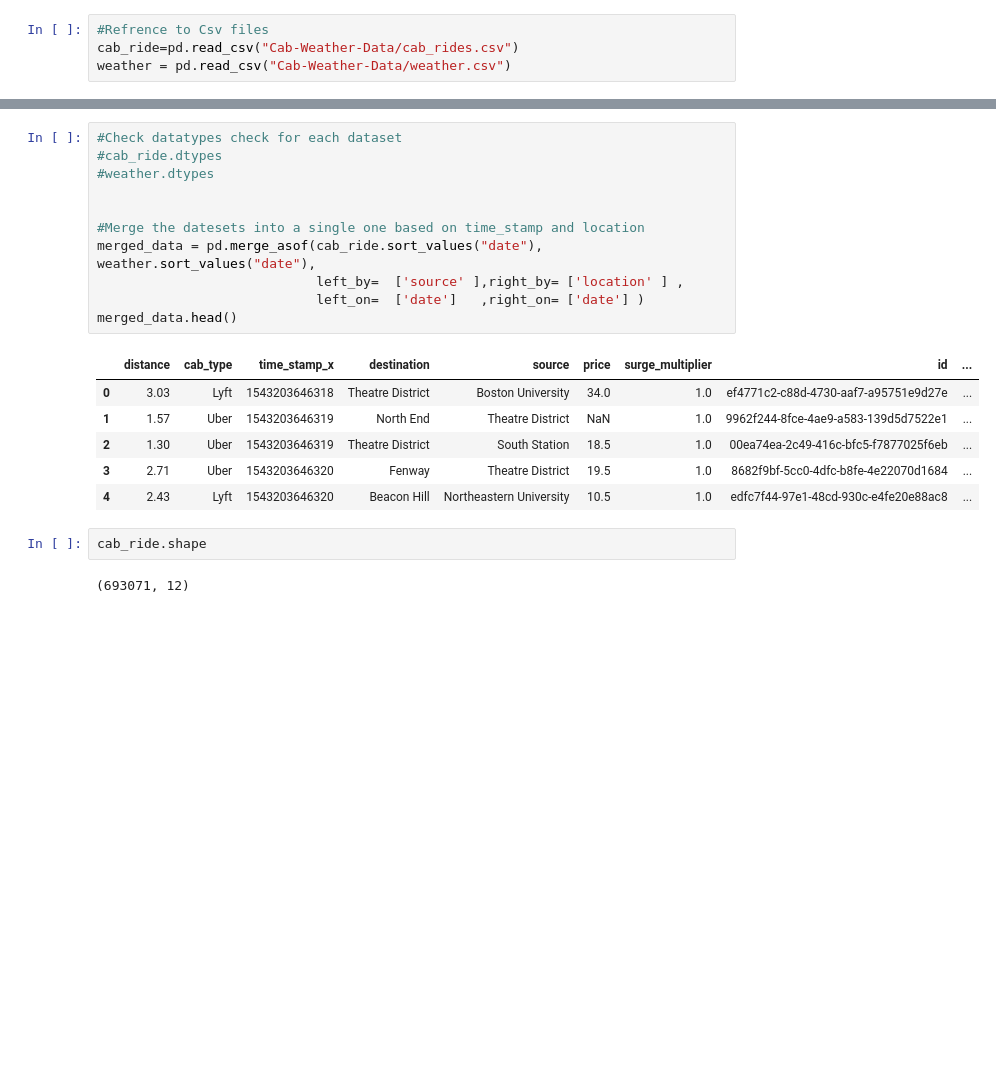
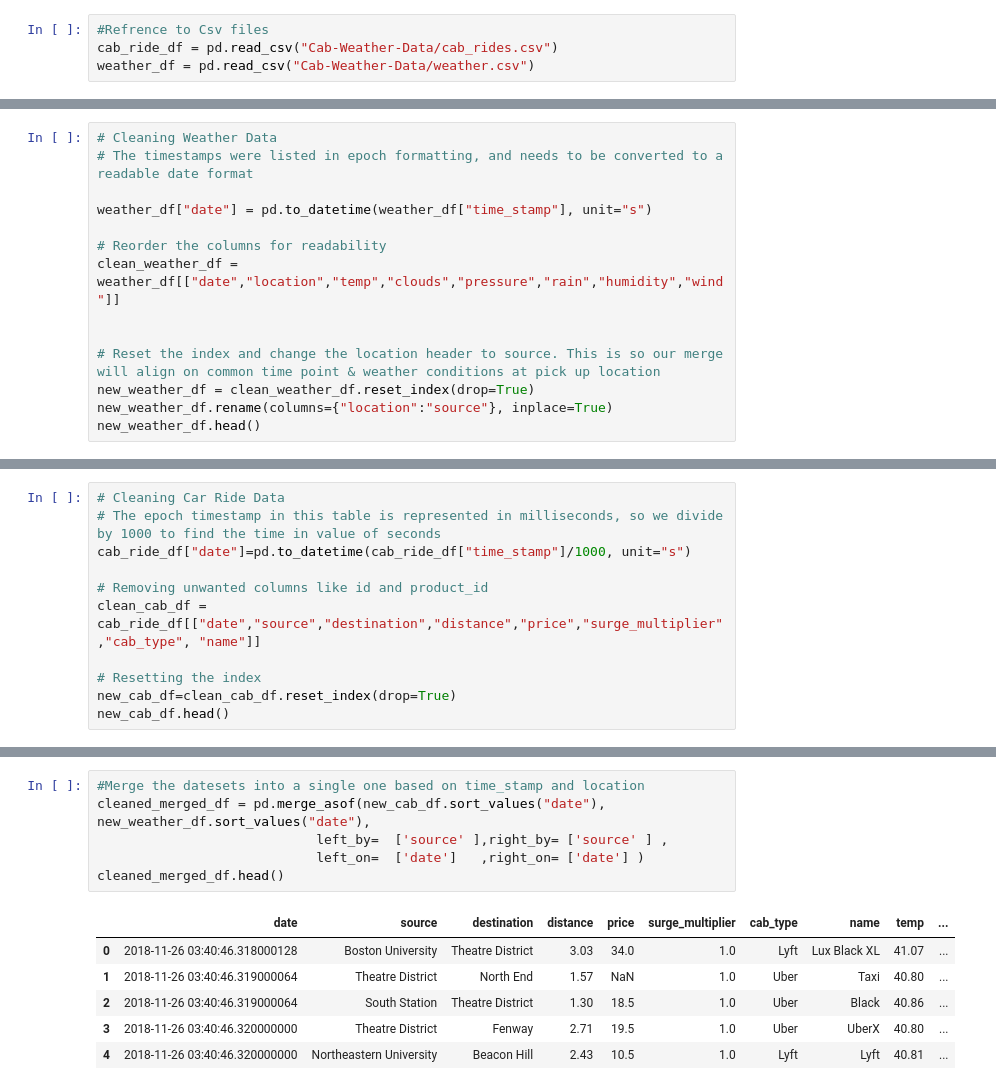
Before and after one commit to marnaji/Project-1, a Jupyter notebook: main.ipynb, the cells around one changed output, grey strips where cells are left out. Saved outputs shown, nothing was run; the diff lists cells and outputs as text; blank space fills up the shorter version.

Commit message:
Changes has been made on Nivetha branch on merging the data correctly

```diff
--- a/main.ipynb
+++ b/main.ipynb
@@ -4,5 +5,5 @@ import pandas as pd
 import matplotlib.pyplot as plt
 # %%
 #Refrence to Csv files
-cab_ride=pd.read_csv("Cab-Weather-Data/cab_rides.csv")
-weather = pd.read_csv("Cab-Weather-Data/weather.csv")
+cab_ride_df = pd.read_csv("Cab-Weather-Data/cab_rides.csv")
+weather_df = pd.read_csv("Cab-Weather-Data/weather.csv")
@@ -30,0 +10,14 @@ weather.sort_values("date").head()
+# %%
+# Cleaning Weather Data
+# The timestamps were listed in epoch formatting, and needs to be converted to a readable date format
+
+weather_df["date"] = pd.to_datetime(weather_df["time_stamp"], unit="s")
+
+# Reorder the columns for readability
+clean_weather_df = weather_df[["date","location","temp","clouds","pressure","rain","humidity","wind"]]
+
+
+# Reset the index and change the location header to source. This is so our merge will align on common time point & weather conditions at pick up location
+new_weather_df = clean_weather_df.reset_index(drop=True)
+new_weather_df.rename(columns={"location":"source"}, inplace=True)
+new_weather_df.head()
@@ -30,0 +31,11 @@ weather.sort_values("date").head()
+# %%
+# Cleaning Car Ride Data
+# The epoch timestamp in this table is represented in milliseconds, so we divide by 1000 to find the time in value of seconds
+cab_ride_df["date"]=pd.to_datetime(cab_ride_df["time_stamp"]/1000, unit="s")
+
+# Removing unwanted columns like id and product_id
+clean_cab_df = cab_ride_df[["date","source","destination","distance","price","surge_multiplier","cab_type", "name"]]
+
+# Resetting the index
+new_cab_df=clean_cab_df.reset_index(drop=True)
+new_cab_df.head()
@@ -31,22 +49,13 @@ weather.sort_values("date").head()
 # %%
-#Check datatypes check for each dataset
-#cab_ride.dtypes
-#weather.dtypes
-
-
 #Merge the datesets into a single one based on time_stamp and location
-merged_data = pd.merge_asof(cab_ride.sort_values("date"), weather.sort_values("date"),
-                            left_by=  ['source' ],right_by= ['location' ] ,
+cleaned_merged_df = pd.merge_asof(new_cab_df.sort_values("date"), new_weather_df.sort_values("date"),
+                            left_by=  ['source' ],right_by= ['source' ] ,
                             left_on=  ['date']   ,right_on= ['date'] )
-merged_data.head()
+cleaned_merged_df.head()
 # %% [output]
-|  | distance | cab_type | time_stamp_x | destination | source | price | surge_multiplier | id | ... |
-| 0 | 3.03 | Lyft | 1543203646318 | Theatre District | Boston University | 34.0 | 1.0 | ef4771c2-c88d-4730-aaf7-a95751e9d27e | ... |
-| 1 | 1.57 | Uber | 1543203646319 | North End | Theatre District | NaN | 1.0 | 9962f244-8fce-4ae9-a583-139d5d7522e1 | ... |
-| 2 | 1.30 | Uber | 1543203646319 | Theatre District | South Station | 18.5 | 1.0 | 00ea74ea-2c49-416c-bfc5-f7877025f6eb | ... |
-| 3 | 2.71 | Uber | 1543203646320 | Fenway | Theatre District | 19.5 | 1.0 | 8682f9bf-5cc0-4dfc-b8fe-4e22070d1684 | ... |
-| 4 | 2.43 | Lyft | 1543203646320 | Beacon Hill | Northeastern University | 10.5 | 1.0 | edfc7f44-97e1-48cd-930c-e4fe20e88ac8 | ... |
+|  | date | source | destination | distance | price | surge_multiplier | cab_type | name | temp | ... |
+| 0 | 2018-11-26 03:40:46.318000128 | Boston University | Theatre District | 3.03 | 34.0 | 1.0 | Lyft | Lux Black XL | 41.07 | ... |
+| 1 | 2018-11-26 03:40:46.319000064 | Theatre District | North End | 1.57 | NaN | 1.0 | Uber | Taxi | 40.80 | ... |
+| 2 | 2018-11-26 03:40:46.319000064 | South Station | Theatre District | 1.30 | 18.5 | 1.0 | Uber | Black | 40.86 | ... |
+| 3 | 2018-11-26 03:40:46.320000000 | Theatre District | Fenway | 2.71 | 19.5 | 1.0 | Uber | UberX | 40.80 | ... |
+| 4 | 2018-11-26 03:40:46.320000000 | Northeastern University | Beacon Hill | 2.43 | 10.5 | 1.0 | Lyft | Lyft | 40.81 | ... |
-# %%
-cab_ride.shape
-# %% [output]
-(693071, 12)
```
Also changed, not shown: parts of 11 cells of this notebook, 1 other file.
